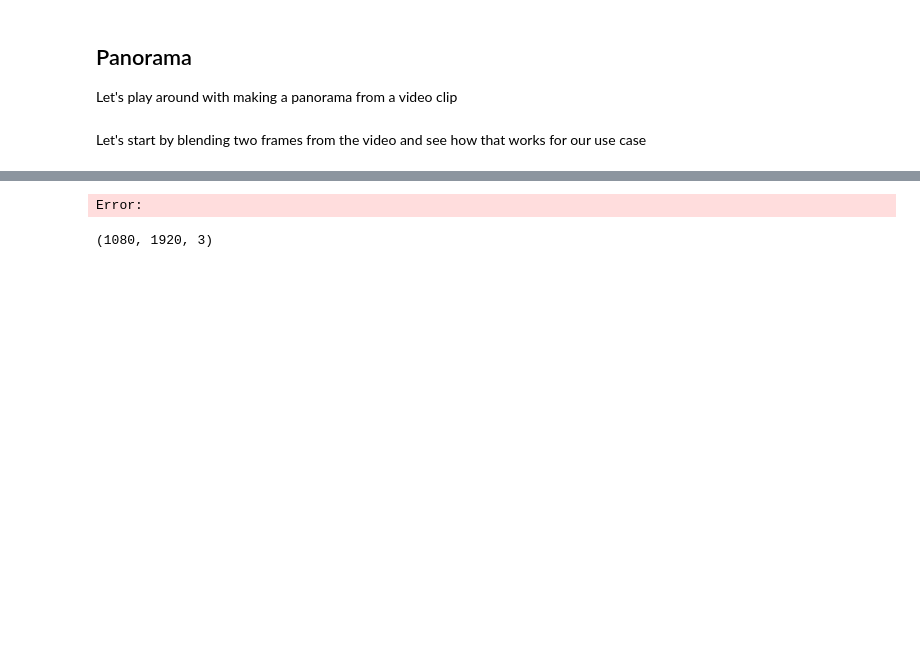
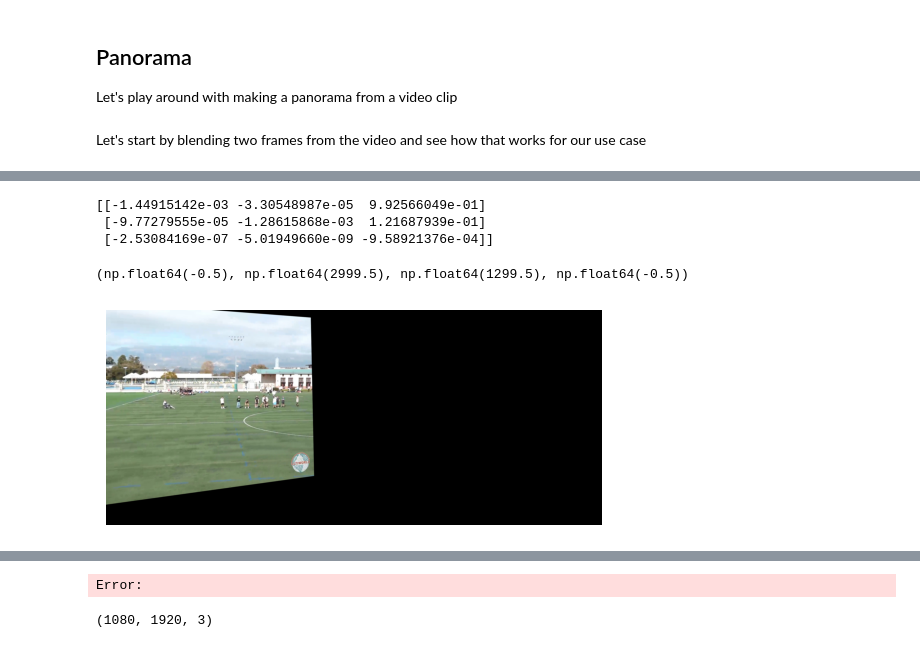
Before and after one commit to peterdobbs77/objectTracking_py, a Jupyter notebook: video_analysis.ipynb, the cells around one changed output, grey strips where cells are left out. Drawn from its saved outputs; the diff is of its cells as text; code cells hidden in the pictures; blank space fills up the shorter version.

Commit message:
Working on projections and blending the resulting images

```diff
--- a/video_analysis.ipynb
+++ b/video_analysis.ipynb
@@ -14,8 +16,8 @@ res_w = 640
 res_h = 360
 
 # PROJECTION CANVAS
-proj_w = 1000
-proj_h = 750
+proj_w = 3000
+proj_h = 1300
 off_x = 200
 off_y = 150
 # %%
@@ -157,0 +191,18 @@ Let's start by blending two frames from the video and see how that works for our
+# %%
+im1 = cv.imread('./images/input/clip-420.jpg')
+im2 = cv.imread('./images/input/clip-450.jpg')
+
+H = auto_homography(im1, im2, compute_homography)
+print(H)
+# %% [output]
+[[-1.44915142e-03 -3.30548987e-05  9.92566049e-01]
+ [-9.77279555e-05 -1.28615868e-03  1.21687939e-01]
+ [-2.53084169e-07 -5.01949660e-09 -9.58921376e-04]]
+# %%
+projectedSource1 = cv.warpPerspective(im1, H, (proj_w, proj_h))
+projectedSource1 = cv.cvtColor(projectedSource1, cv.COLOR_BGR2RGB)
+plt.imshow(projectedSource1)
+plt.axis('off')
+# %% [output]
+(np.float64(-0.5), np.float64(2999.5), np.float64(1299.5), np.float64(-0.5))
+[figure, added]
```
Also changed, not shown: parts of 8 cells of this notebook.
